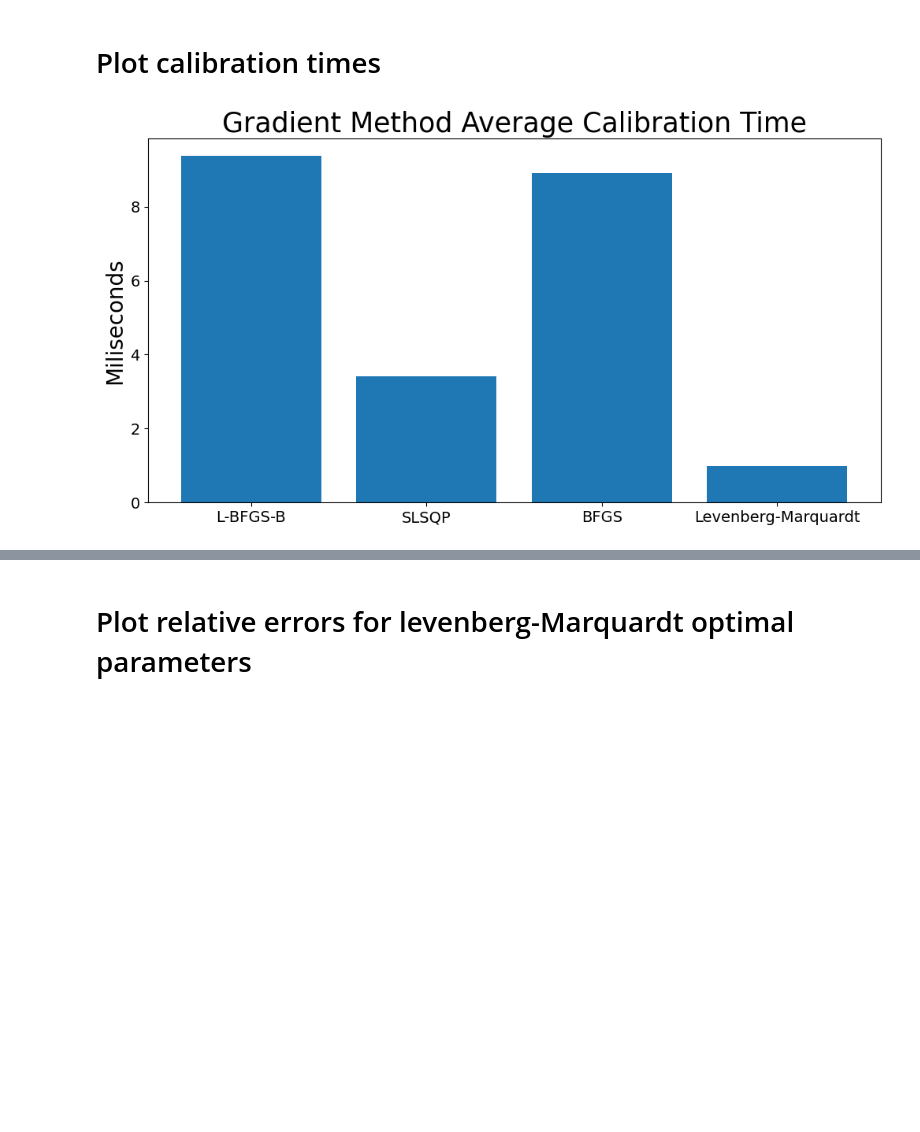
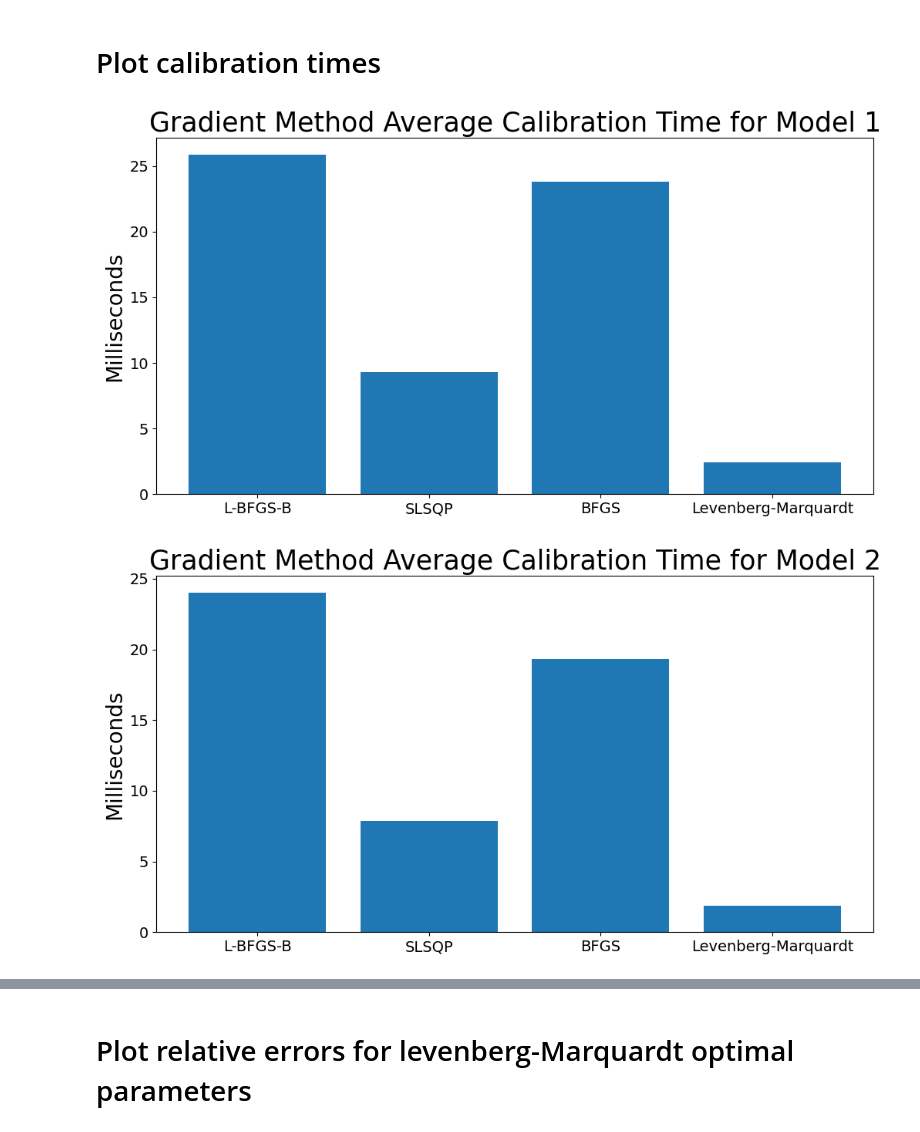
Before and after one commit to drsnuggles8/MLI-paper, a Jupyter notebook: new_mine.ipynb, the cells around one changed output, grey strips where cells are left out. Saved outputs shown, nothing was run; the diff lists cells and outputs as text; code cells hidden in the pictures; blank space fills up the shorter version.

```diff
--- a/new_mine.ipynb
+++ b/new_mine.ipynb
@@ -142,0 +307,2 @@ Epoch 229: early stopping
+# %%
+trained_models = run_experiments(configs, y_train_transform, x_train_transform, y_test_transform, x_test_transform)
@@ -257,15 +410,13 @@ def NeuralNetworkGradient(x):
 # %% [markdown]
 # Compute Implied vol relative errors on Test set
-# %%
-S0 = 1.
-strikes_dim = len(strikes)
-maturities_dim = len(maturities)
-strikeslabel = np.round(np.linspace(strikes[0], strikes[-1], 8), 1)
-maturitieslabel = np.array([0.1, 0.2, 0.6, 1.5, 1.8])
-
-##### AVERAGE VALUES #######
-X_sample = X_test
-y_sample = y_test_transform
-
-prediction = [xinversetransform(NeuralNetwork(y_sample[i])) for i in range(len(y_sample))]
+# %%
+def CostFunc(x, sample_ind, n_layers, nn_parameters):
+    return np.sum(np.power((NeuralNetwork(x, n_layers, nn_parameters) - x_test_transform[sample_ind]), 2))
+def Jacobian(x, sample_ind, n_layers, nn_parameters):
+    return 2 * np.sum((NeuralNetwork(x, n_layers, nn_parameters) - x_test_transform[sample_ind]) * NeuralNetworkGradient(x, n_layers, nn_parameters), axis=1)
+#Cost Function for Levenberg Marquardt
+def CostFuncLS(x, sample_ind, n_layers, nn_parameters):
+    return (NeuralNetwork(x, n_layers, nn_parameters) - x_test_transform[sample_ind])
+def JacobianLS(x, sample_ind, n_layers, nn_parameters):
+    return NeuralNetworkGradient(x, n_layers, nn_parameters).T
 # %%
@@ -395,0 +543,2 @@ for i in range(5000):
+# %%
+params, timing = evaluate_models(trained_models, configs, X_test, y_test_transform, strikes, maturities)
@@ -397,12 +567,17 @@ for i in range(5000):
 # Plot calibration times
 # %%
 methods = ["L-BFGS-B", "SLSQP", "BFGS", "Levenberg-Marquardt"]
-plt.figure(1, figsize=(12,6))
-plt.bar(methods, np.mean(Timing,axis=0) * 1000)
-#plt.legend(methods)
-plt.title("Gradient Method Average Calibration Time", fontsize=25)
-plt.ylabel("Miliseconds", fontsize=20)
-plt.tick_params(axis='both', which='major', labelsize=14)
-plt.show()
+
+# Loop through each model's timing results and create a separate plot
+for model_idx, model_timing in enumerate(timing):
+    mean_timing = np.mean(model_timing, axis=0)
+
+    plt.figure(figsize=(12, 6))
+    plt.bar(methods, [t * 1000 for t in mean_timing])
+    plt.title(f"Gradient Method Average Calibration Time for Model {model_idx + 1}", fontsize=25)
+    plt.ylabel("Milliseconds", fontsize=20)
+    plt.tick_params(axis='both', which='major', labelsize=14)
+    plt.show()
 # %% [output]
-[figure, old version]
+[figure, new version]
+[figure, added]
```
Also changed, not shown: parts of 37 cells of this notebook, 3 other files.
